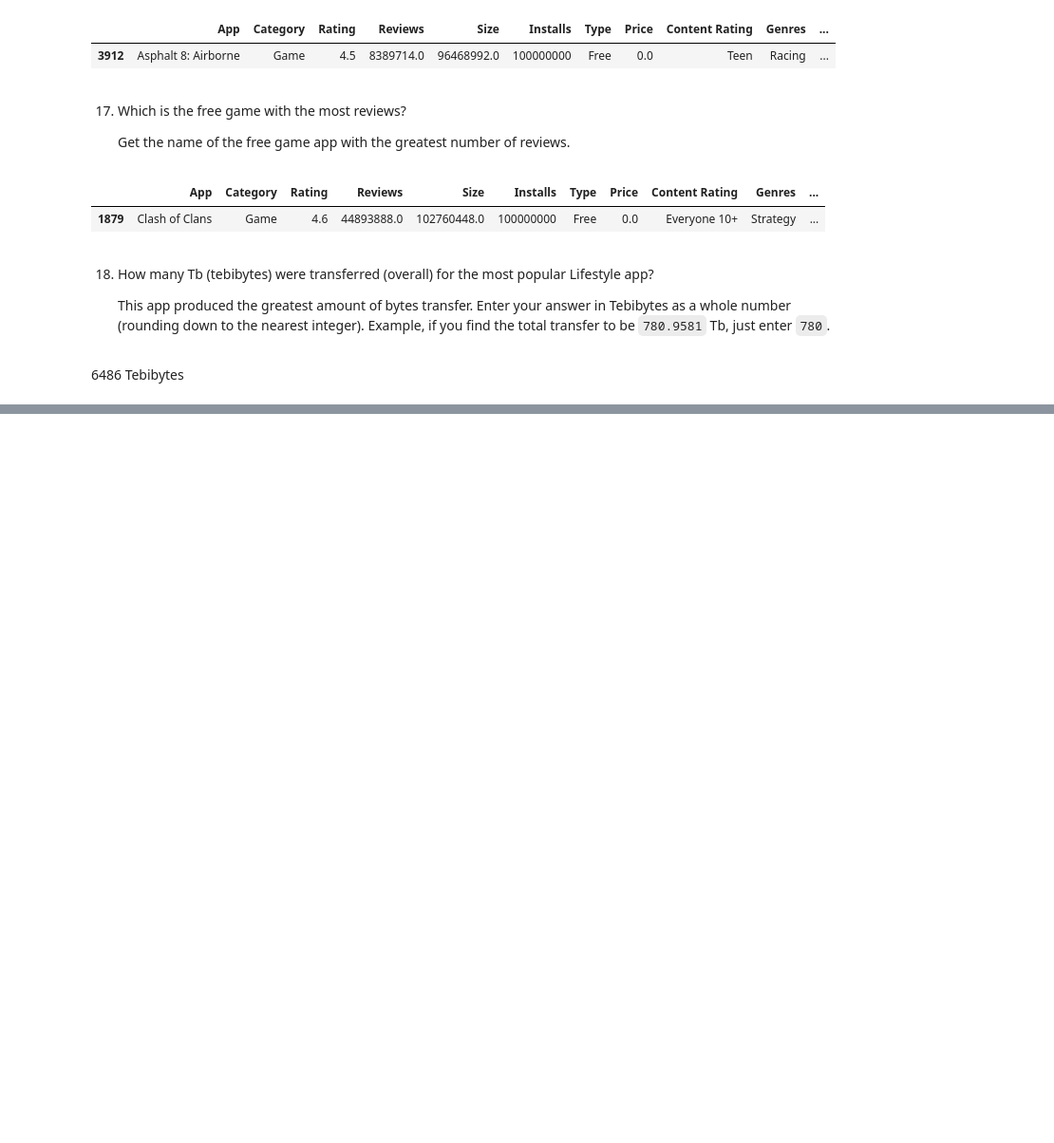
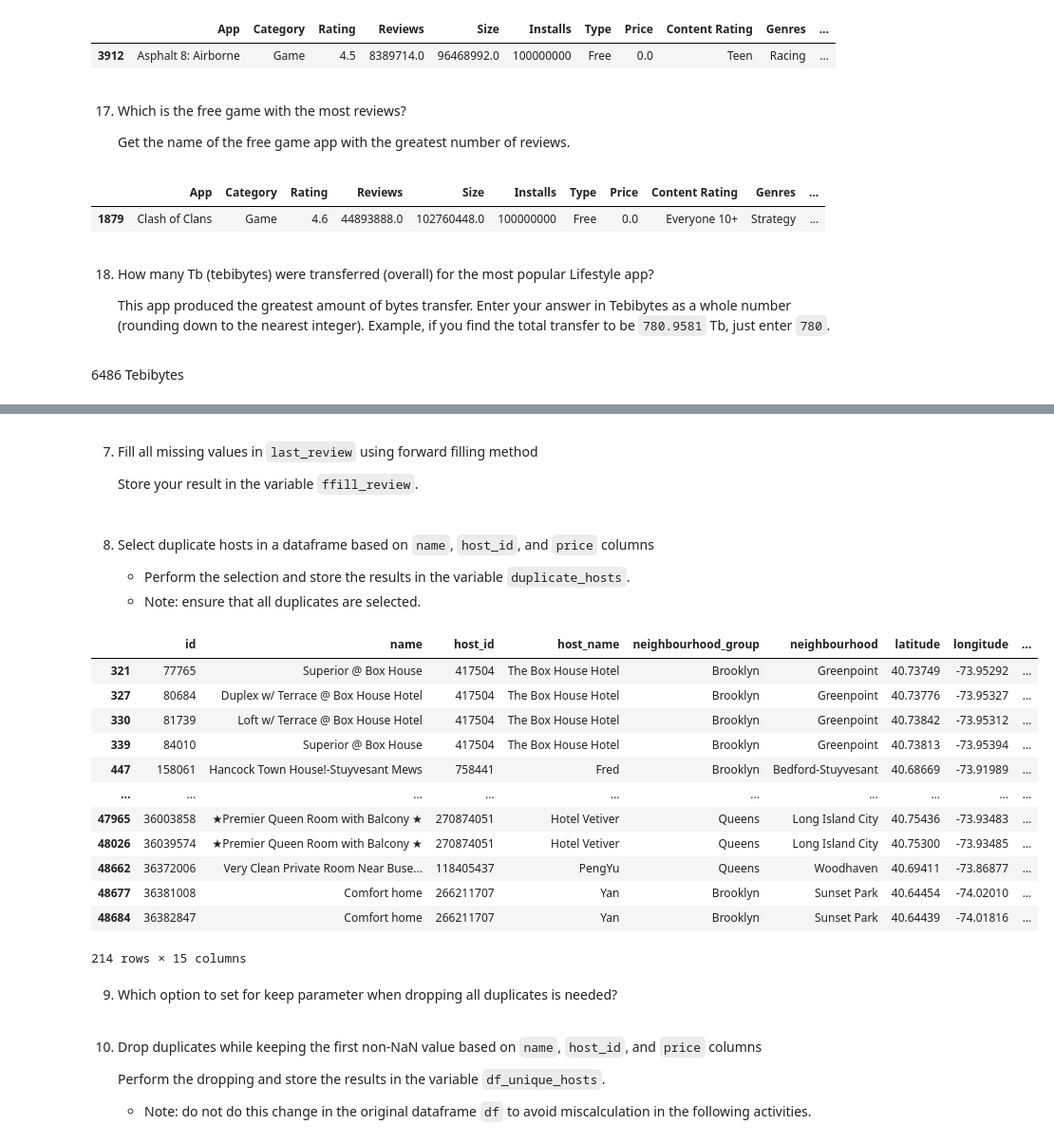
Before and after one commit to DVadeus/Data-Analysis, a Jupyter notebook: 3 Data Cleaning Pandas.ipynb, the cells around one changed output, grey strips where cells are left out. Shown: that part at 95% size. Drawn from its saved outputs; the diff is of its cells as text; code cells hidden in the pictures; blank space fills up the shorter version.

```diff
--- a/3 Data Cleaning Pandas.ipynb
+++ b/3 Data Cleaning Pandas.ipynb
@@ -2111,0 +2124,2 @@ app = df.loc[df['Category'] == 'Lifestyle'].sort_values(by='Installs', ascending
+# %%
+df = pd.read_csv('files/AB_NYC.csv')
@@ -2111,0 +2199,2 @@ app = df.loc[df['Category'] == 'Lifestyle'].sort_values(by='Installs', ascending
+# %%
+df.drop(columns=['reviews_per_month'], inplace= True)
@@ -2111,0 +2260,4 @@ app = df.loc[df['Category'] == 'Lifestyle'].sort_values(by='Installs', ascending
+# %% [markdown]
+7. Fill all missing values in ``last_review`` using forward filling method
+
+    Store your result in the variable ``ffill_review``.
@@ -2111,0 +2266,25 @@ app = df.loc[df['Category'] == 'Lifestyle'].sort_values(by='Installs', ascending
+# %% [markdown]
+8. Select duplicate hosts in a dataframe based on ``name``, ``host_id``, and ``price`` columns
+
+    - Perform the selection and store the results in the variable ``duplicate_hosts``.
+    - Note: ensure that all duplicates are selected.
+# %%
+duplicate_hosts = df[df.duplicated(subset=['name', 'host_id', 'price'], keep=False)]
+# %%
+df[duplicate_hosts]
+# %% [output]
+|  | id | name | host_id | host_name | neighbourhood_group | neighbourhood | latitude | longitude | ... |
+| 321 | 77765 | Superior @ Box House | 417504 | The Box House Hotel | Brooklyn | Greenpoint | 40.73749 | -73.95292 | ... |
+| 327 | 80684 | Duplex w/ Terrace @ Box House Hotel | 417504 | The Box House Hotel | Brooklyn | Greenpoint | 40.73776 | -73.95327 | ... |
+| 330 | 81739 | Loft w/ Terrace @ Box House Hotel | 417504 | The Box House Hotel | Brooklyn | Greenpoint | 40.73842 | -73.95312 | ... |
+| 339 | 84010 | Superior @ Box House | 417504 | The Box House Hotel | Brooklyn | Greenpoint | 40.73813 | -73.95394 | ... |
+| 447 | 158061 | Hancock Town House!-Stuyvesant Mews | 758441 | Fred | Brooklyn | Bedford-Stuyvesant | 40.68669 | -73.91989 | ... |
+| ... | ... | ... | ... | ... | ... | ... | ... | ... | ... |
+| 47965 | 36003858 | ★Premier Queen Room with Balcony ★ | 270874051 | Hotel Vetiver | Queens | Long Island City | 40.75436 | -73.93483 | ... |
+| 48026 | 36039574 | ★Premier Queen Room with Balcony ★ | 270874051 | Hotel Vetiver | Queens | Long Island City | 40.75300 | -73.93485 | ... |
+| 48662 | 36372006 | Very Clean Private Room Near Buse... | 118405437 | PengYu | Queens | Woodhaven | 40.69411 | -73.86877 | ... |
+| 48677 | 36381008 | Comfort home | 266211707 | Yan | Brooklyn | Sunset Park | 40.64454 | -74.02010 | ... |
+| 48684 | 36382847 | Comfort home | 266211707 | Yan | Brooklyn | Sunset Park | 40.64439 | -74.01816 | ... |
+214 rows × 15 columns
+# %% [markdown]
+9. Which option to set for keep parameter when dropping all duplicates is needed?
@@ -2111,0 +2293,6 @@ app = df.loc[df['Category'] == 'Lifestyle'].sort_values(by='Installs', ascending
+# %% [markdown]
+10. Drop duplicates while keeping the first non-NaN value based on ``name``, ``host_id``, and ``price`` columns
+
+    Perform the dropping and store the results in the variable ``df_unique_hosts``.
+
+    - Note: do not do this change in the original dataframe ``df`` to avoid miscalculation in the following activities.
```
Also changed, not shown: parts of 31 cells of this notebook, 1 other file.
